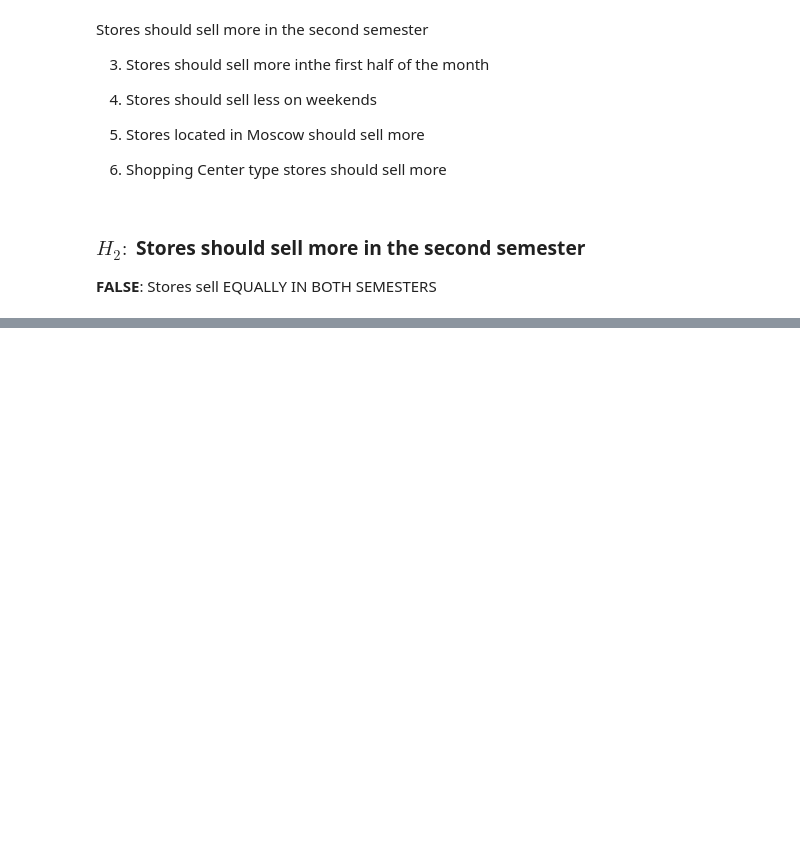
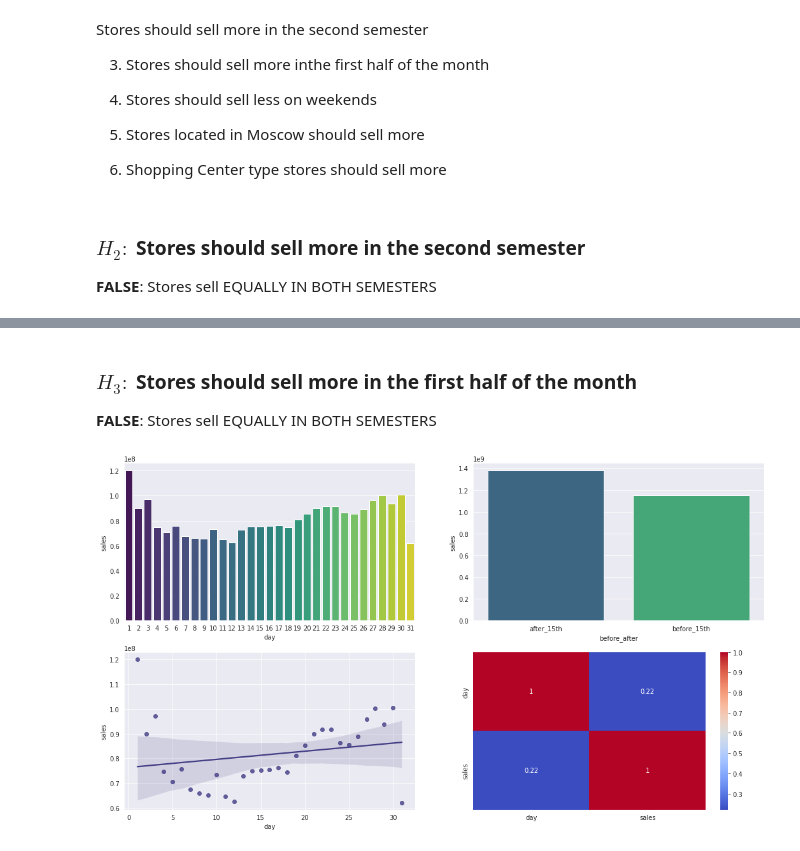
Before and after one commit to Matheus-Homem/Matheus-Homem, a Jupyter notebook: notebook/Future_Sales_Prediction.ipynb, the cells around one changed output, grey strips where cells are left out. Cells and saved outputs as stored; diff of their text form; code cells hidden in the pictures; blank space fills up the shorter version.

```diff
--- a/notebook/Future_Sales_Prediction.ipynb
+++ b/notebook/Future_Sales_Prediction.ipynb
@@ -500,0 +501,26 @@ sns.heatmap(aux1.corr(method='pearson'),annot=True)
+# %% [markdown]
+### $H_{3}:$ Stores should sell more in the first half of the month
+**FALSE**: Stores sell EQUALLY IN BOTH SEMESTERS
+# %%
+#@title Plot and Correlation of Sales x Days
+plt.figure(figsize=(18,10))
+
+aux1 = df4[['day','sales']].groupby('day').sum().reset_index()
+
+plt.subplot(2,2,1)
+sns.barplot(x='day',y='sales',data=aux1,palette='viridis')
+
+plt.subplot(2,2,2)
+aux1['before_after'] = aux1['day'].apply(lambda x: 'before_15th' if x <=15 else 'after_15th')
+aux2 = aux1[['before_after','sales']].groupby('before_after').sum().reset_index()
+sns.barplot(x='before_after',y='sales',data=aux2,palette='viridis')
+
+plt.subplot(2,2,3)
+sns.regplot(x='day',y='sales',data=aux1,color=viridis)
+
+plt.subplot(2,2,4)
+sns.heatmap(aux1.corr(method='pearson'),annot=True,cmap='coolwarm')
+
+plt.show()
+# %% [output]
+[figure, added]
```
Also changed, not shown: parts of 3 cells of this notebook.
